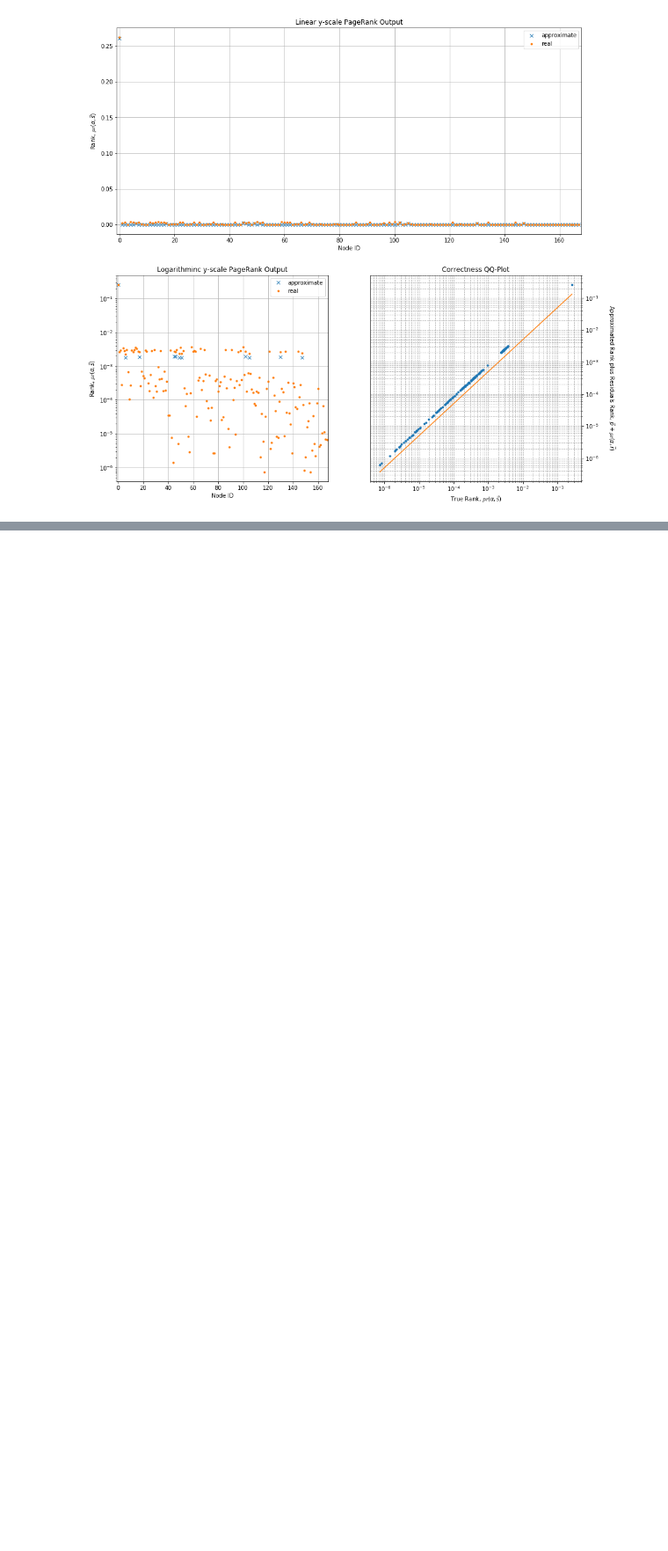
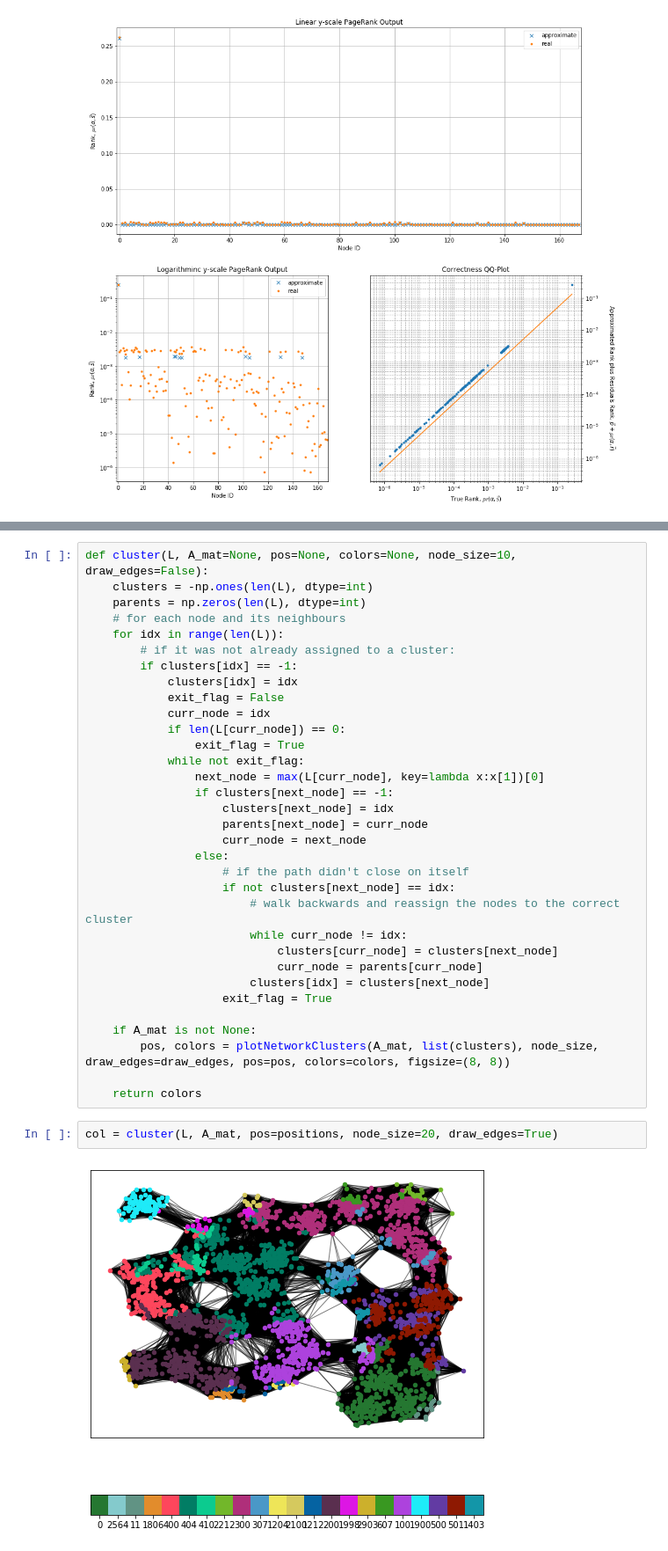
Before and after one commit to barbafrank/LCP_projects_Y2, a Jupyter notebook: HLP_Project/Project.ipynb, the cells around one changed output, grey strips where cells are left out. Shown at 88% size. Cells and saved outputs as stored; diff of their text form; blank space fills up the shorter version.

```diff
--- a/HLP_Project/Project.ipynb
+++ b/HLP_Project/Project.ipynb
@@ -200,0 +280,37 @@ ax3.grid(True, which="both", ls="--")
+# %%
+def cluster(L, A_mat=None, pos=None, colors=None, node_size=10, draw_edges=False):
+    clusters = -np.ones(len(L), dtype=int)
+    parents = np.zeros(len(L), dtype=int)
+    # for each node and its neighbours
+    for idx in range(len(L)):
+        # if it was not already assigned to a cluster:
+        if clusters[idx] == -1:
+            clusters[idx] = idx
+            exit_flag = False
+            curr_node = idx
+            if len(L[curr_node]) == 0:
+                exit_flag = True
+            while not exit_flag:
+                next_node = max(L[curr_node], key=lambda x:x[1])[0]
+                if clusters[next_node] == -1:
+                    clusters[next_node] = idx
+                    parents[next_node] = curr_node
+                    curr_node = next_node
+                else:
+                    # if the path didn't close on itself
+                    if not clusters[next_node] == idx:
+                        # walk backwards and reassign the nodes to the correct cluster
+                        while curr_node != idx:
+                            clusters[curr_node] = clusters[next_node]
+                            curr_node = parents[curr_node]
+                        clusters[idx] = clusters[next_node]
+                    exit_flag = True
+
+    if A_mat is not None:
+        pos, colors = plotNetworkClusters(A_mat, list(clusters), node_size, draw_edges=draw_edges, pos=pos, colors=colors, figsize=(8, 8))
+
+    return colors
+# %%
+col = cluster(L, A_mat, pos=positions, node_size=20, draw_edges=True)
+# %% [output]
+[figure, added]
```
Also changed, not shown: parts of 8 cells of this notebook, 4 other files.
